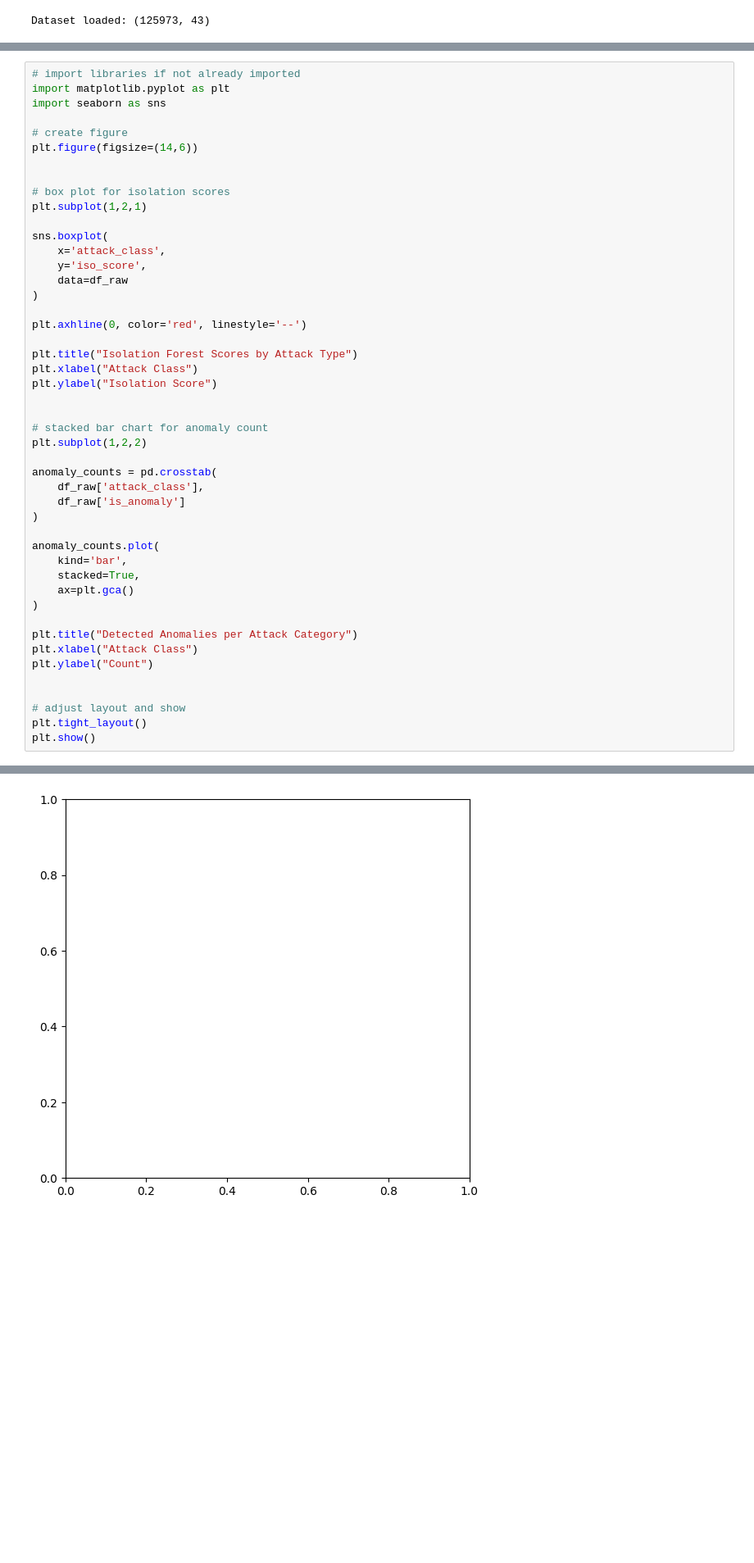
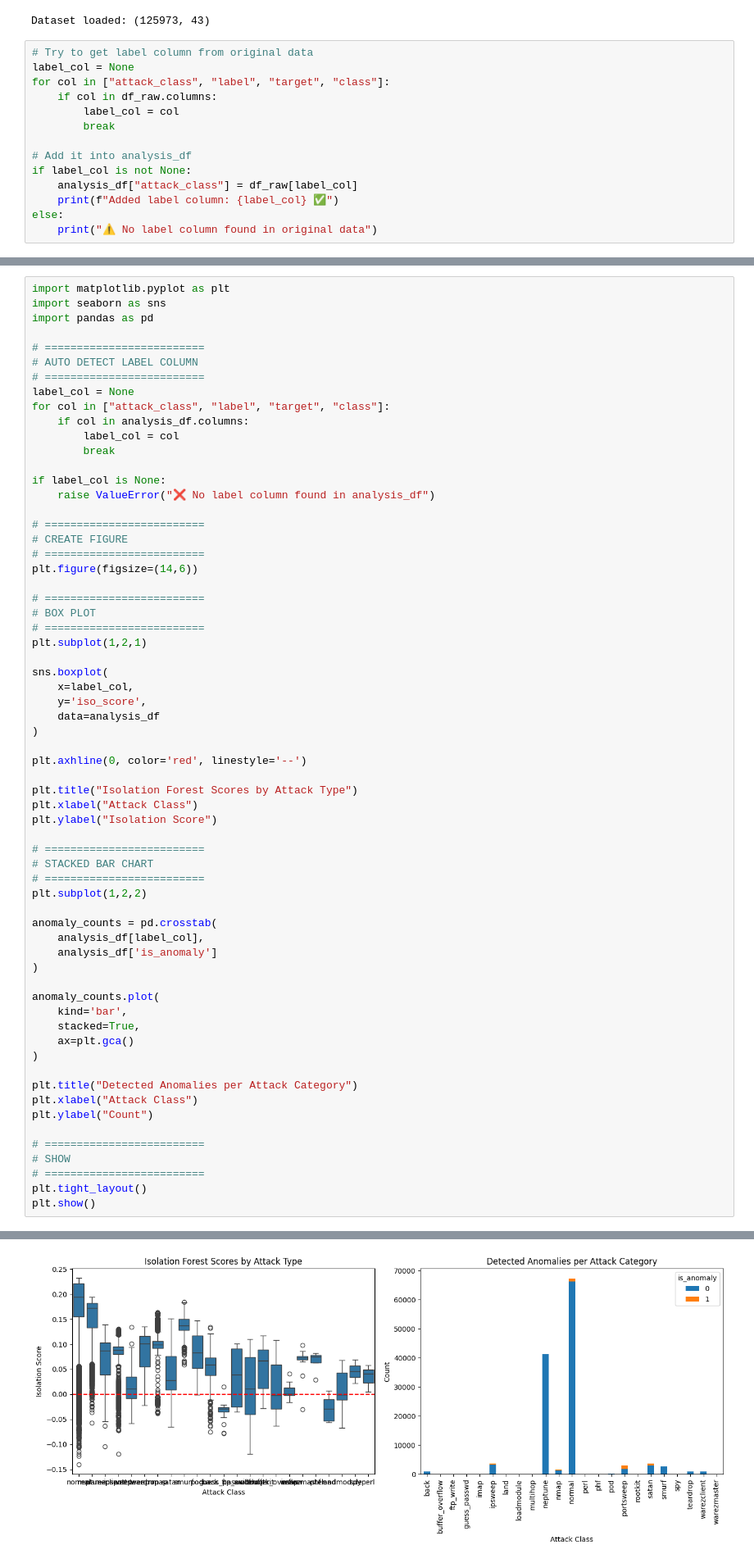
Before and after one commit to mailech/SentinelNet-AI-Powered-Network-Intrusion-Detection-System-, a Jupyter notebook: feature-engineering.ipynb, the cells around one changed output, grey strips where cells are left out. Shown at 82% size. Drawn from its saved outputs; the diff is of its cells as text; blank space fills up the shorter version.

```diff
--- a/feature-engineering.ipynb
+++ b/feature-engineering.ipynb
@@ -1699,3 +1825,17 @@ df_raw = pd.read_csv("log_transformed_train.csv")
 print("Dataset loaded:", df_raw.shape)
 # %% [output]
 Dataset loaded: (125973, 43)
+# %%
+# Try to get label column from original data
+label_col = None
+for col in ["attack_class", "label", "target", "class"]:
+    if col in df_raw.columns:
+        label_col = col
+        break
+
+# Add it into analysis_df
+if label_col is not None:
+    analysis_df["attack_class"] = df_raw[label_col]
+    print(f"Added label column: {label_col} ✅")
+else:
+    print("⚠️ No label column found in original data")
@@ -1702,19 +1844,34 @@ Dataset loaded: (125973, 43)
 # %%
-# import libraries if not already imported
 import matplotlib.pyplot as plt
 import seaborn as sns
+import pandas as pd
 
-# create figure
+# =========================
+# AUTO DETECT LABEL COLUMN
+# =========================
+label_col = None
+for col in ["attack_class", "label", "target", "class"]:
+    if col in analysis_df.columns:
+        label_col = col
+        break
+
+if label_col is None:
+    raise ValueError("❌ No label column found in analysis_df")
+
+# =========================
+# CREATE FIGURE
+# =========================
 plt.figure(figsize=(14,6))
 
-
-# box plot for isolation scores
+# =========================
+# BOX PLOT
+# =========================
 plt.subplot(1,2,1)
 
 sns.boxplot(
-    x='attack_class',
+    x=label_col,
     y='iso_score',
-    data=df_raw
+    data=analysis_df
 )
 
 plt.axhline(0, color='red', linestyle='--')
@@ -1723,13 +1880,14 @@ plt.title("Isolation Forest Scores by Attack Type")
 plt.xlabel("Attack Class")
 plt.ylabel("Isolation Score")
 
-
-# stacked bar chart for anomaly count
+# =========================
+# STACKED BAR CHART
+# =========================
 plt.subplot(1,2,2)
 
 anomaly_counts = pd.crosstab(
-    df_raw['attack_class'],
-    df_raw['is_anomaly']
+    analysis_df[label_col],
+    analysis_df['is_anomaly']
 )
 
 anomaly_counts.plot(
@@ -1742,8 +1900,9 @@ plt.title("Detected Anomalies per Attack Category")
 plt.xlabel("Attack Class")
 plt.ylabel("Count")
 
-
-# adjust layout and show
+# =========================
+# SHOW
+# =========================
 plt.tight_layout()
 plt.show()
 # %% [output]
@@ -1751 +1909 @@ ValueError: Could not interpret value `attack_class` for `x`. An entry with this
-[figure, old version]
+[figure, new version]
```
Also changed, not shown: parts of 12 cells of this notebook.
